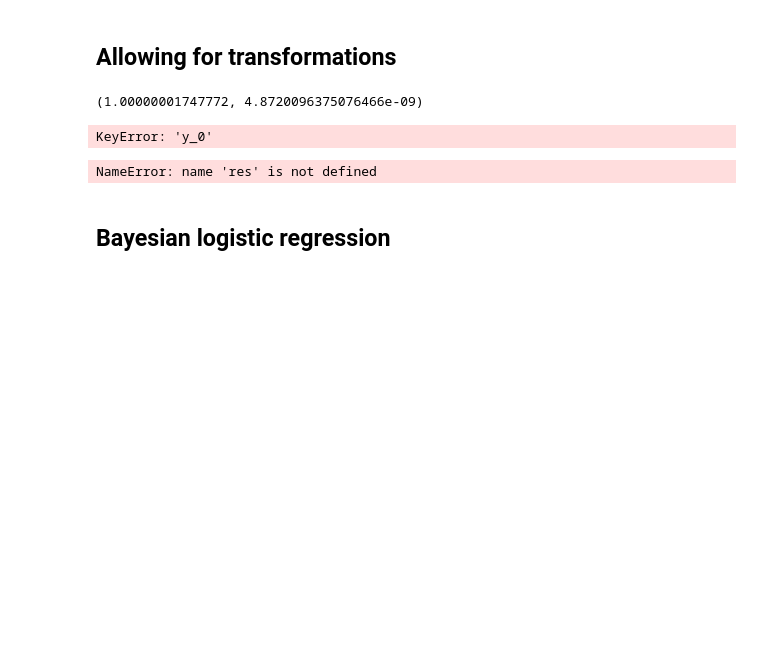
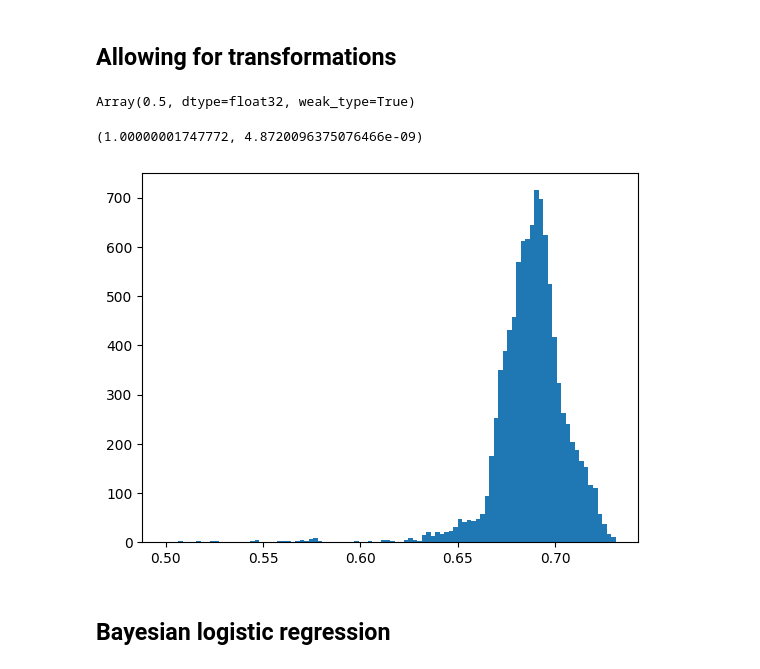
Before and after one commit to andleb/stats607, a Jupyter notebook: lectures/week7/ppl.ipynb, the cells around one changed output. Cells and saved outputs as stored; diff of their text form; code cells hidden in the pictures; blank space fills up the shorter version.

```diff
--- a/lectures/week7/ppl.ipynb
+++ b/lectures/week7/ppl.ipynb
@@ -144,7 +144,7 @@ mdl.log_p({'theta': .3, 'y0': 1})
 Array(-1.2039728, dtype=float32, weak_type=True)
 # %%
 p = 0.7
-n = 100
+n = 1000
 data = {f'y_{i}': int(x < p) for i, x in enumerate(np.random.rand(n))}
 # %%
 mdl = Model()
@@ -298,6 +281,10 @@ class Normal(RandomVariable):
         return jax.scipy.stats.norm.logpdf(x, mu, sigma)
 
 LogitNormal = transform(Normal, jax.nn.sigmoid)
+# %%
+LogitNormal((0., 1.))(0.)
+# %% [output]
+Array(0.5, dtype=float32, weak_type=True)
 # %%
 import scipy.integrate
 
@@ -310,21 +295,22 @@ scipy.integrate.quad(lambda x: jnp.exp(ln.log_p(x)), -jnp.inf, jnp.inf)
 (1.00000001747772, 4.8720096375076466e-09)
 # %%
 mdl = Model()
+
 logit_theta = LogitNormal((0., 1.))
+
 mdl.add_var(logit_theta, 'logit_theta')
-for i in range(100):
+
+for i in range(1000):
     mdl.add_var(Bernoulli((logit_theta,)), f'y_{i}')
 # %%
 def log_p(x):
     return mdl.log_p({**data, 'logit_theta': x})
 
-res = sample_langevin(log_p, 0., 10000, key)
+res = sample_langevin(log_p, 0., 10000, key, step_size=1e-4)
-# %% [output]
-KeyError: 'y_0'
 # %%
-plt.hist(logit_theta(res), bins=100);
+plt.hist(jax.nn.sigmoid(res), bins=100);
 # %% [output]
-NameError: name 'res' is not defined
+[figure, added]
 # %% [markdown]
 ## Bayesian logistic regression
 # %%
```
Also changed, not shown: parts of 36 cells of this notebook, 10 other files.
